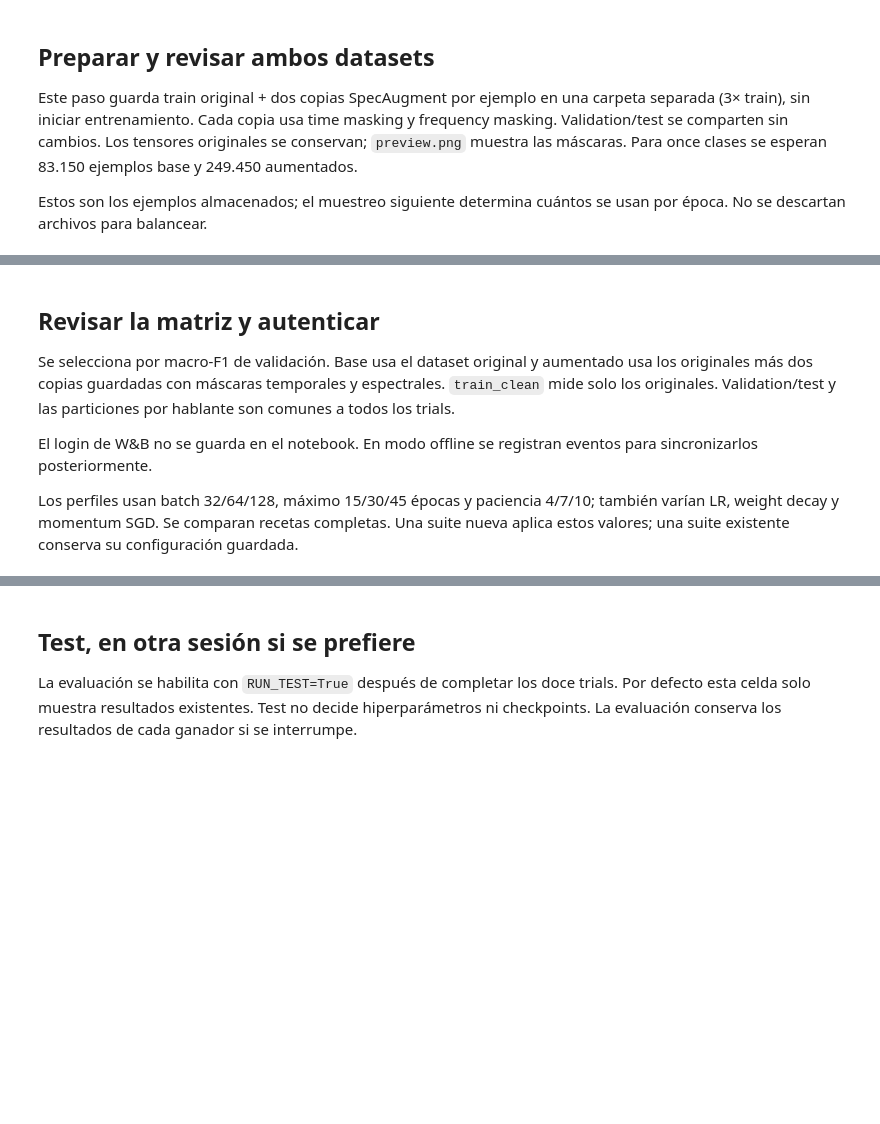
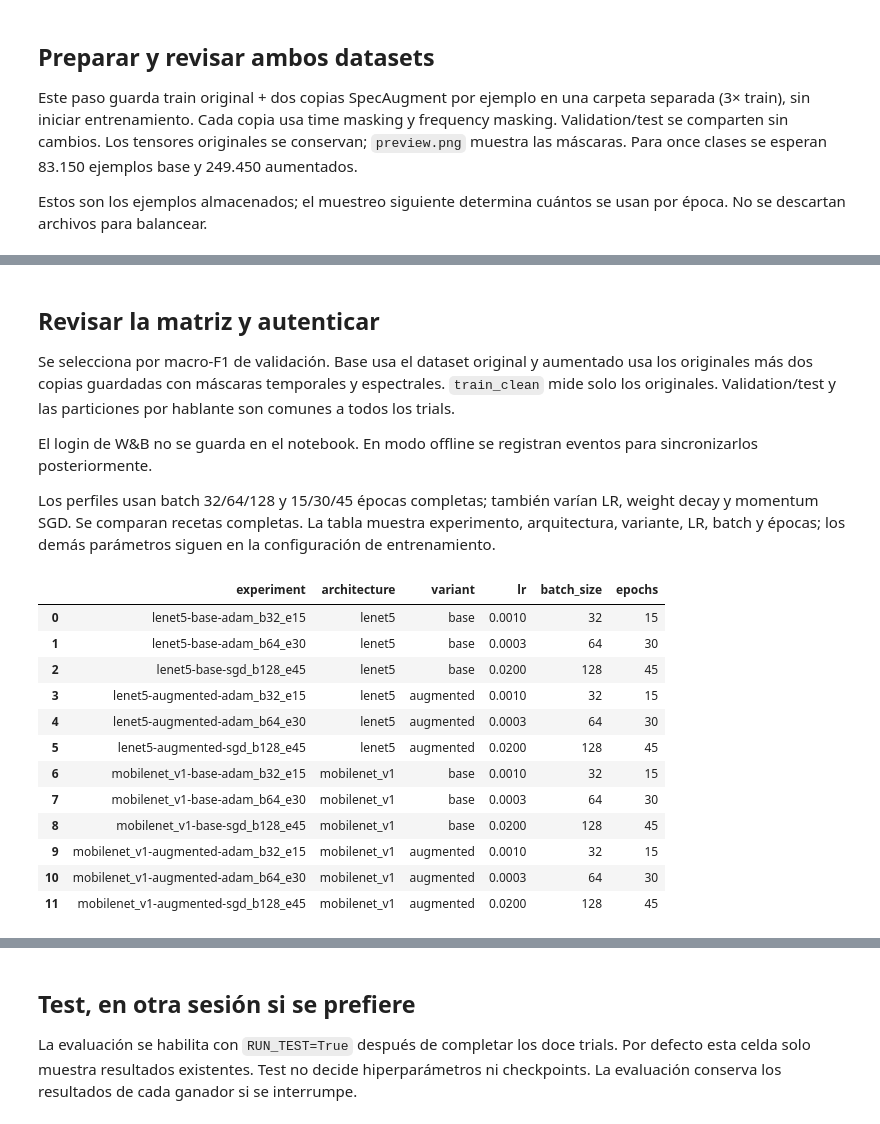
Before and after one commit to danielpulido01/OnnxMobile, a Jupyter notebook: ai/notebooks/02_entrenamiento_evaluacion.ipynb, the cells around one changed output, grey strips where cells are left out. Drawn from its saved outputs; the diff is of its cells as text; code cells hidden in the pictures; blank space fills up the shorter version.

Commit message:
Ajustes para training de los modelos

```diff
--- a/ai/notebooks/02_entrenamiento_evaluacion.ipynb
+++ b/ai/notebooks/02_entrenamiento_evaluacion.ipynb
@@ -33,9 +33,8 @@ CONFIG = AI / 'configs/experiments.json'
 PROJECT = os.environ.get('WANDB_PROJECT', 'onnxmobile-speech-commands')
 ENTITY = os.environ.get('WANDB_ENTITY')
 WANDB_MODE = os.environ.get('WANDB_MODE', 'online')  # online u offline; tracking obligatorio
-SUITE = AI / 'runs/speech_commands_gpu_controlled_sampling_v3'  # Suite nueva con muestreo controlado 20/80
-EXPERIMENT = None  # None = siguiente pendiente; o 'lenet5-base-adam_b32_e15'
-EPOCHS_PER_RUN = 5  # Por ejemplo 5 para pausar tras cinco épocas completas
+SUITE = AI / 'runs/speech_commands_gpu_fixed_epochs_v5'  # Suite nueva: todas las épocas de cada trial
+EXPERIMENT = 'lenet5-base-adam_b32_e15'  # None = siguiente pendiente; o 'lenet5-base-adam_b32_e15'
 RUN_TEST = False  # Habilitar cuando quiera evaluar los cuatro ganadores
 DEVICE = 'cuda'
 if (SUITE / 'suite.json').exists():
@@ -274,18 +284,35 @@ Se selecciona por macro-F1 de validación. Base usa el dataset original y aument
 
 El login de W&B no se guarda en el notebook. En modo offline se registran eventos para sincronizarlos posteriormente.
 
-Los perfiles usan batch 32/64/128, máximo 15/30/45 épocas y paciencia 4/7/10; también varían LR, weight decay y momentum SGD. Se comparan recetas completas. Una suite nueva aplica estos valores; una suite existente conserva su configuración guardada.
+Los perfiles usan batch 32/64/128 y 15/30/45 épocas completas; también varían LR, weight decay y momentum SGD. Se comparan recetas completas. La tabla muestra experimento, arquitectura, variante, LR, batch y épocas; los demás parámetros siguen en la configuración de entrenamiento.
 # %%
 sys.path.insert(0, str(AI / 'src'))
-from train import experiment_grid
+import importlib
+import train
+# Releer el entrenador si cambió mientras este kernel seguía abierto.
+train = importlib.reload(train)
 config = (json.loads((SUITE / 'suite.json').read_text(encoding='utf-8'))['config']
           if (SUITE / 'suite.json').exists() else json.loads(CONFIG.read_text(encoding='utf-8')))
-grid = experiment_grid(config)
-display(pd.DataFrame(grid)[['experiment', 'architecture', 'variant', 'optimizer', 'lr', 'batch_size', 'weight_decay', 'momentum', 'seed', 'epochs', 'patience', 'min_delta']])
+grid = train.experiment_grid(config)
+display(pd.DataFrame(grid)[['experiment', 'architecture', 'variant', 'lr', 'batch_size', 'epochs']])
 if WANDB_MODE == 'online':
     wandb.login()
 elif WANDB_MODE != 'offline':
     raise ValueError('W&B debe estar online u offline')
+# %% [output]
+|  | experiment | architecture | variant | lr | batch_size | epochs |
+| 0 | lenet5-base-adam_b32_e15 | lenet5 | base | 0.0010 | 32 | 15 |
+| 1 | lenet5-base-adam_b64_e30 | lenet5 | base | 0.0003 | 64 | 30 |
+| 2 | lenet5-base-sgd_b128_e45 | lenet5 | base | 0.0200 | 128 | 45 |
+| 3 | lenet5-augmented-adam_b32_e15 | lenet5 | augmented | 0.0010 | 32 | 15 |
+| 4 | lenet5-augmented-adam_b64_e30 | lenet5 | augmented | 0.0003 | 64 | 30 |
+| 5 | lenet5-augmented-sgd_b128_e45 | lenet5 | augmented | 0.0200 | 128 | 45 |
+| 6 | mobilenet_v1-base-adam_b32_e15 | mobilenet_v1 | base | 0.0010 | 32 | 15 |
+| 7 | mobilenet_v1-base-adam_b64_e30 | mobilenet_v1 | base | 0.0003 | 64 | 30 |
+| 8 | mobilenet_v1-base-sgd_b128_e45 | mobilenet_v1 | base | 0.0200 | 128 | 45 |
+| 9 | mobilenet_v1-augmented-adam_b32_e15 | mobilenet_v1 | augmented | 0.0010 | 32 | 15 |
+| 10 | mobilenet_v1-augmented-adam_b64_e30 | mobilenet_v1 | augmented | 0.0003 | 64 | 30 |
+| 11 | mobilenet_v1-augmented-sgd_b128_e45 | mobilenet_v1 | augmented | 0.0200 | 128 | 45 |
 # %% [markdown]
 ## Balance de clases: justificación y protocolo
 
```
Also changed, not shown: parts of 15 cells of this notebook, 4 other files.
